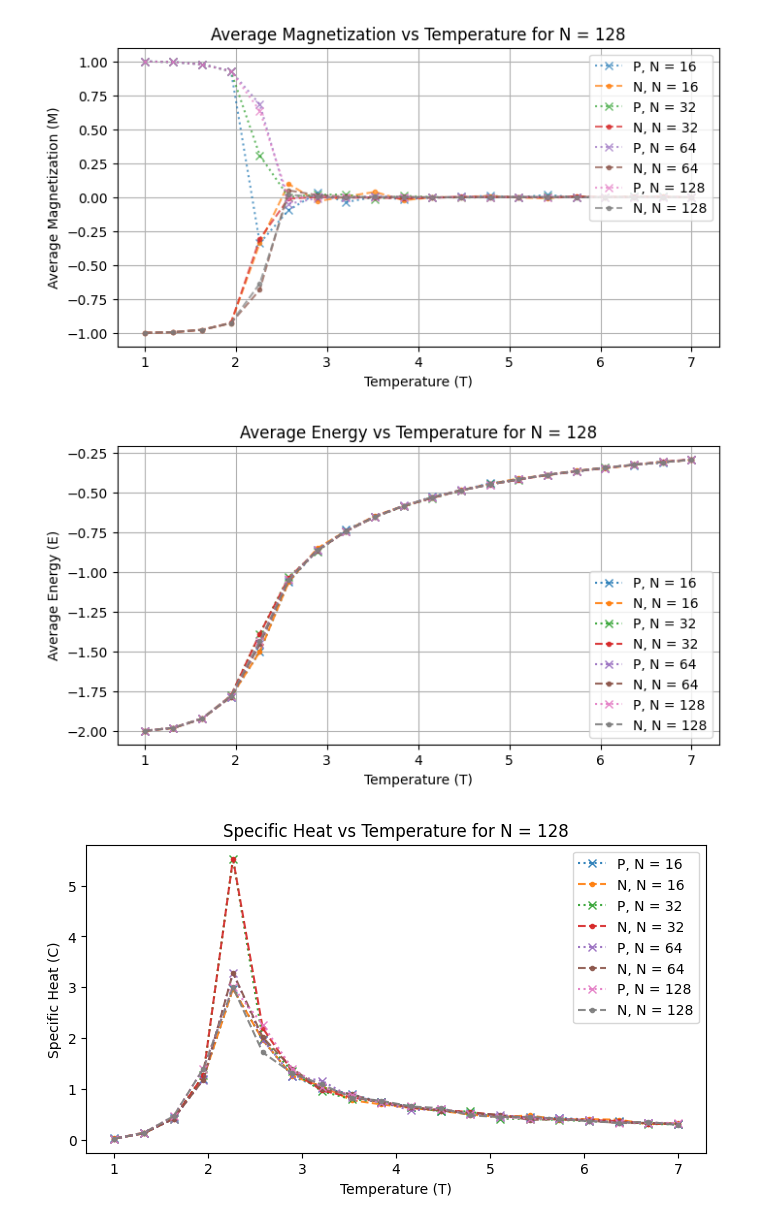
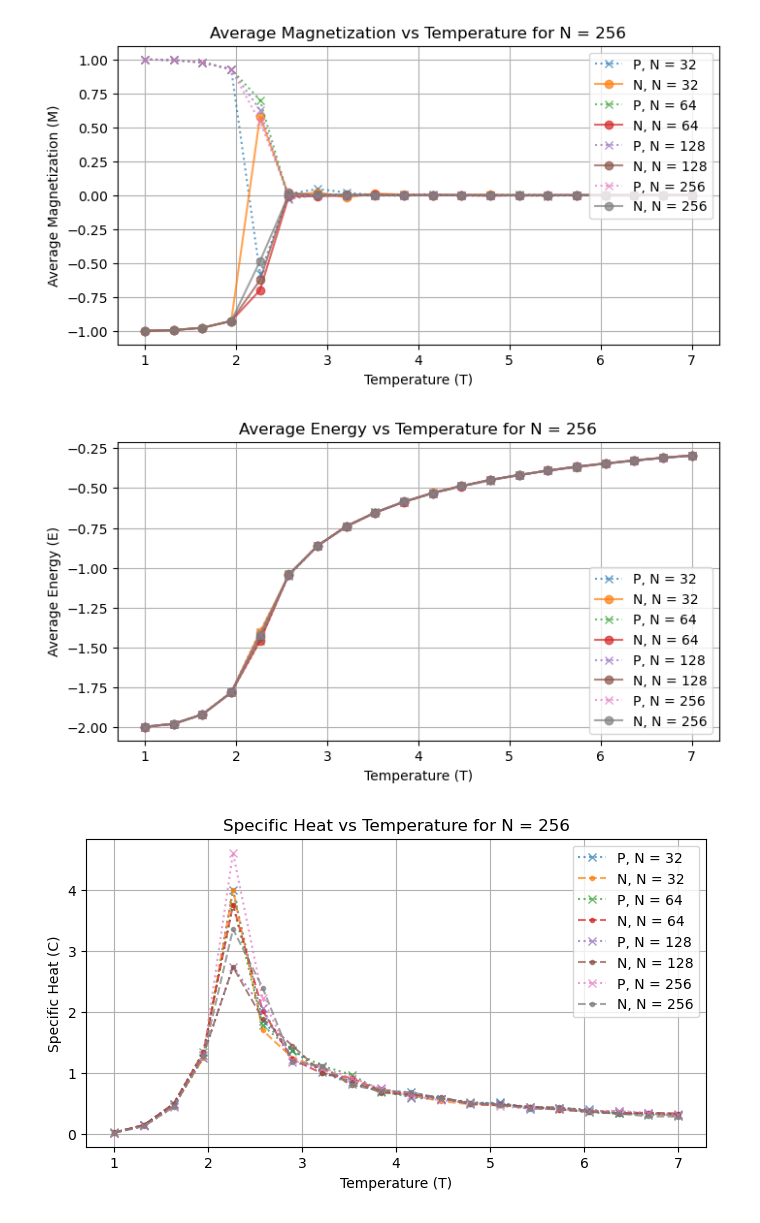
Before and after one commit to MrIsCM/Ising-Model, a Jupyter notebook: main.ipynb, the cells around one changed output. Drawn from its saved outputs; the diff is of its cells as text; code cells hidden in the pictures.

```diff
--- a/main.ipynb
+++ b/main.ipynb
@@ -116,0 +183,3 @@ Running for N = 128
+# %%
+p_p = 0.75
+Ns_opt, Ts_opt, avg_mags_p_opt, avg_energies_p_opt, heat_capacities_p_opt = simulate_all_opt(p_p, Ns_opt, Ts_opt, MC_steps_opt, J1_opt, J2_opt, seed_opt, use_last=use_last_opt)
@@ -116,0 +191,3 @@ Running for N = 128
+# %%
+p_n = 0.25
+Ns_opt, Ts_opt, avg_mags_n_opt, avg_energies_n_opt, heat_capacities_n_opt = simulate_all_opt(p_n, Ns_opt, Ts_opt, MC_steps_opt, J1_opt, J2_opt, seed_opt, use_last=use_last_opt)
@@ -118,40 +220,40 @@ Running for N = 128
 alpha = 0.7
 
 plt.figure(figsize=(8, 4))
-for i, N in enumerate(Ns):
-    plt.plot(Ts, avg_mags_p[i], 'x:', label=f'P, N = {N}', alpha=alpha)
-    plt.plot(Ts, avg_mags_n[i], '.--', label=f'N, N = {N}', alpha=alpha)
+for i, N in enumerate(Ns_opt):
+    plt.plot(Ts_opt, avg_mags_p_opt[i], 'x:', label=f'P, N = {N}', alpha=alpha)
+    plt.plot(Ts_opt, avg_mags_n_opt[i], 'o-', label=f'N, N = {N}', alpha=alpha)
     plt.xlabel('Temperature (T)')
     plt.ylabel('Average Magnetization (M)')
     plt.title(f'Average Magnetization vs Temperature for N = {N}')
     plt.legend(loc='upper right')
 plt.grid()
 # %% [output]
-[figure, old version]
+[figure, new version]
 # %%
 plt.figure(figsize=(8, 4))
-for i, N in enumerate(Ns):
-    plt.plot(Ts, avg_energies_p[i]/N**2, 'x:', label=f'P, N = {N}', alpha=alpha)
-    plt.plot(Ts, avg_energies_n[i]/N**2, '.--', label=f'N, N = {N}', alpha=alpha)
+for i, N in enumerate(Ns_opt):
+    plt.plot(Ts_opt, avg_energies_p_opt[i]/N**2, 'x:', label=f'P, N = {N}', alpha=alpha)
+    plt.plot(Ts_opt, avg_energies_n_opt[i]/N**2, 'o-', label=f'N, N = {N}', alpha=alpha)
     plt.xlabel('Temperature (T)')
     plt.ylabel('Average Energy (E)')
     plt.title(f'Average Energy vs Temperature for N = {N}')
     plt.legend(loc='lower right')
 plt.grid()
 # %% [output]
-[figure, old version]
+[figure, new version]
 # %%
 plt.figure(figsize=(8, 4))
-for i, N in enumerate(Ns):
-    plt.plot(Ts, heat_capacities_p[i], 'x:', label=f'P, N = {N}', alpha=alpha)
-    plt.plot(Ts, heat_capacities_n[i], '.--', label=f'N, N = {N}', alpha=alpha)
+for i, N in enumerate(Ns_opt):
+    plt.plot(Ts_opt, heat_capacities_p_opt[i], 'x:', label=f'P, N = {N}', alpha=alpha)
+    plt.plot(Ts_opt, heat_capacities_n_opt[i], '.--', label=f'N, N = {N}', alpha=alpha)
     plt.xlabel('Temperature (T)')
     plt.ylabel('Specific Heat (C)')
     plt.title(f'Specific Heat vs Temperature for N = {N}')
     plt.legend(loc='upper right')
-    plt.grid()
+plt.grid()
 # %% [output]
-[figure, old version]
+[figure, new version]
 # %%
 # Save the data
 data_dir = Path('data')
```
Also changed, not shown: parts of 10 cells of this notebook, 1 other file.
